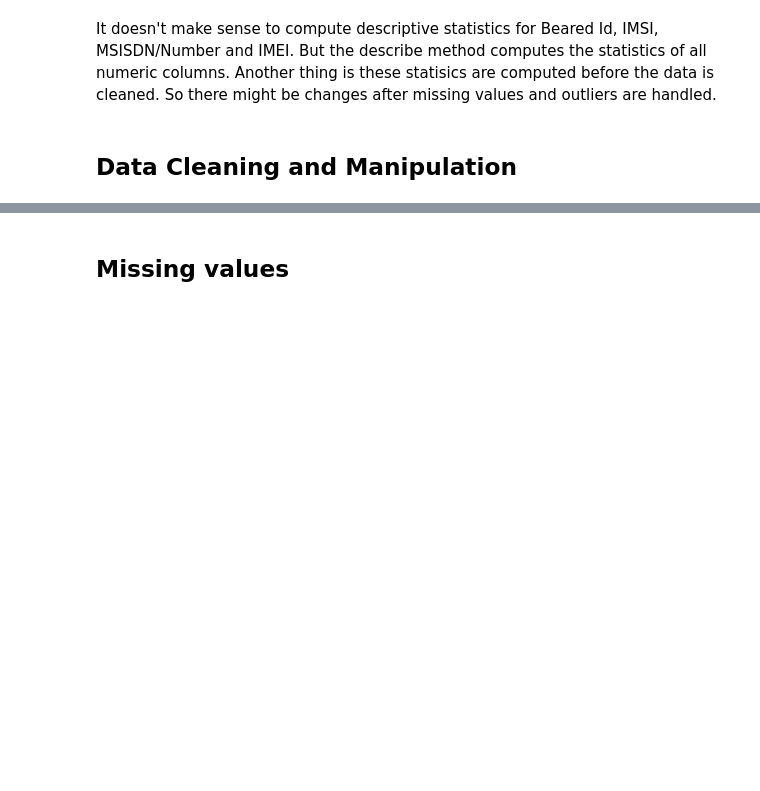
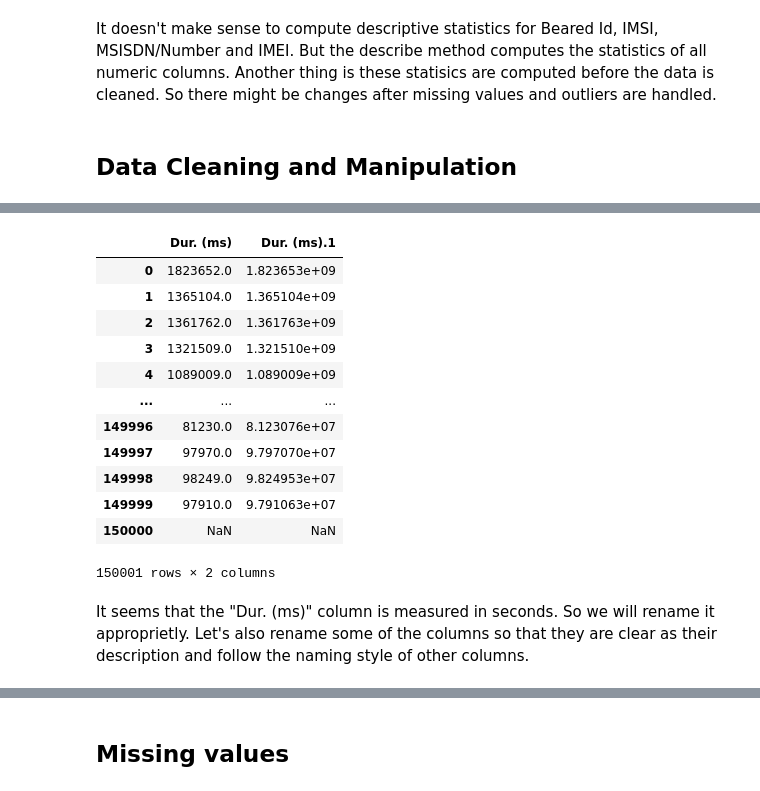
Before and after one commit to zelalemgetahun9374/TellCo-Data-Analysis, a Jupyter notebook: notebooks/User Overview analysis.ipynb, the cells around one changed output, grey strips where cells are left out. Drawn from its saved outputs; the diff is of its cells as text; code cells hidden in the pictures; blank space fills up the shorter version.

```diff
--- a/notebooks/User Overview analysis.ipynb
+++ b/notebooks/User Overview analysis.ipynb
@@ -195,0 +227,18 @@ It doesn't make sense to compute descriptive statistics for Beared Id, IMSI, MSI
+# %%
+tellco_df[['Dur. (ms)', 'Dur. (ms).1']]
+# %% [output]
+|  | Dur. (ms) | Dur. (ms).1 |
+| 0 | 1823652.0 | 1.823653e+09 |
+| 1 | 1365104.0 | 1.365104e+09 |
+| 2 | 1361762.0 | 1.361763e+09 |
+| 3 | 1321509.0 | 1.321510e+09 |
+| 4 | 1089009.0 | 1.089009e+09 |
+| ... | ... | ... |
+| 149996 | 81230.0 | 8.123076e+07 |
+| 149997 | 97970.0 | 9.797070e+07 |
+| 149998 | 98249.0 | 9.824953e+07 |
+| 149999 | 97910.0 | 9.791063e+07 |
+| 150000 | NaN | NaN |
+150001 rows × 2 columns
+# %% [markdown]
+It seems that the "Dur. (ms)" column is measured in seconds. So we will rename it approprietly. Let's also rename some of the columns so that they are clear as their description and follow the naming style of other columns.
```
Also changed, not shown: parts of 9 cells of this notebook.
